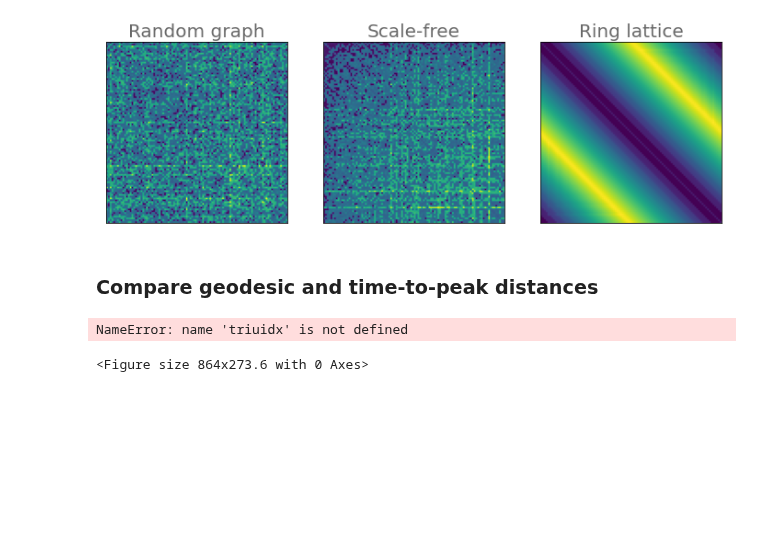
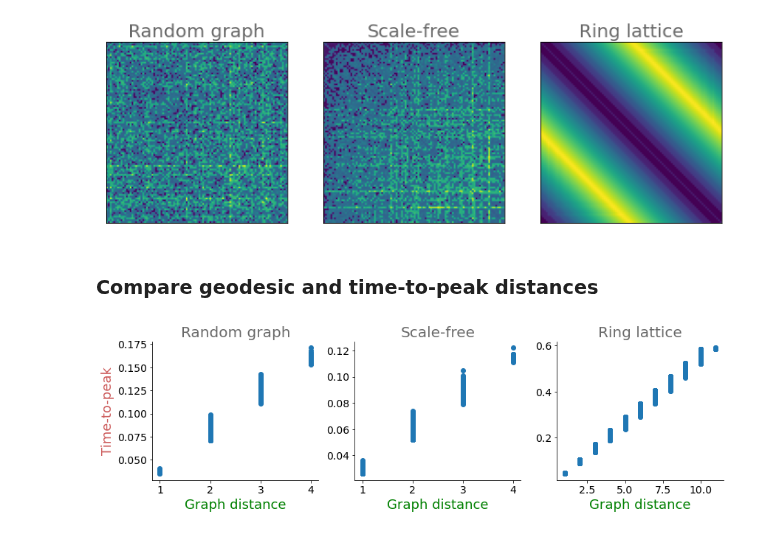
Before and after one commit to mb-BCA/SiReNetA_Tutorials, a Jupyter notebook: Reproduce_Papers/2024Chaos_Fig4_NetDistance.ipynb, the cells around one changed output. Saved outputs shown, nothing was run; the diff lists cells and outputs as text; code cells hidden in the pictures; blank space fills up the shorter version.

```diff
--- a/Reproduce_Papers/2024Chaos_Fig4_NetDistance.ipynb
+++ b/Reproduce_Papers/2024Chaos_Fig4_NetDistance.ipynb
@@ -196,34 +196,33 @@ for i, ttpmat in enumerate(netlist):
 # %% [markdown]
 ### Compare geodesic and time-to-peak distances
 # %%
-# triuidx = triu_indices(N,k=0)
+triuidx = np.triu_indices(N,k=0)
 
 dijlist = [dij_r, dij_s, dij_l]
 ttplist = [ttp_r, ttp_s, ttp_l]
 titles = ['Random graph', 'Scale-free', 'Ring lattice']
 
 plt.figure(figsize=(12,3.8))
 
 for i in range(3):
     dijmat = dijlist[i]
     ttpmat = ttplist[i]
     dijpoints = dijmat[triuidx]
     ttppoints = ttpmat[triuidx]
 
     ax = plt.subplot(1,3,i+1)
     ax.spines[['top', 'right']].set_visible(False)
     plt.title( titles[i], fontsize=20, color='dimgray')
 
     #plt.scatter(dijpoints, ttppoints, marker='o', s=300, linewidths=0)
     plt.scatter(dijpoints, ttppoints)
     plt.tick_params(labelsize=14)
 
     plt.xlabel( 'Graph distance', fontsize=18, color='green' )
     if i==0:
         plt.ylabel( 'Time-to-peak', fontsize=18, color='indianred' )
 
 
 plt.tight_layout()
 # %% [output]
-NameError: name 'triuidx' is not defined
-<Figure size 864x273.6 with 0 Axes>
+[figure, added]
```
Also changed, not shown: parts of 2 cells of this notebook.
